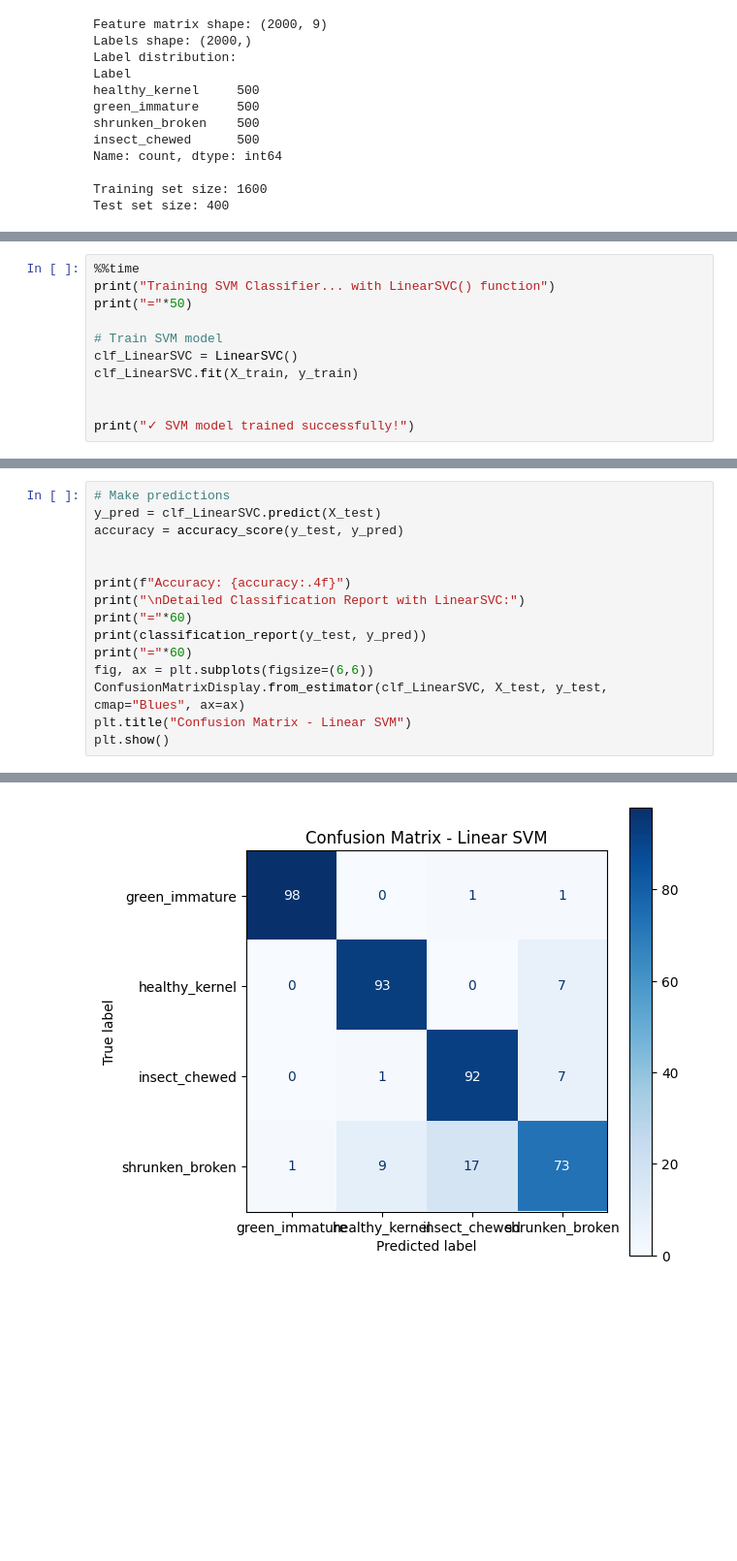
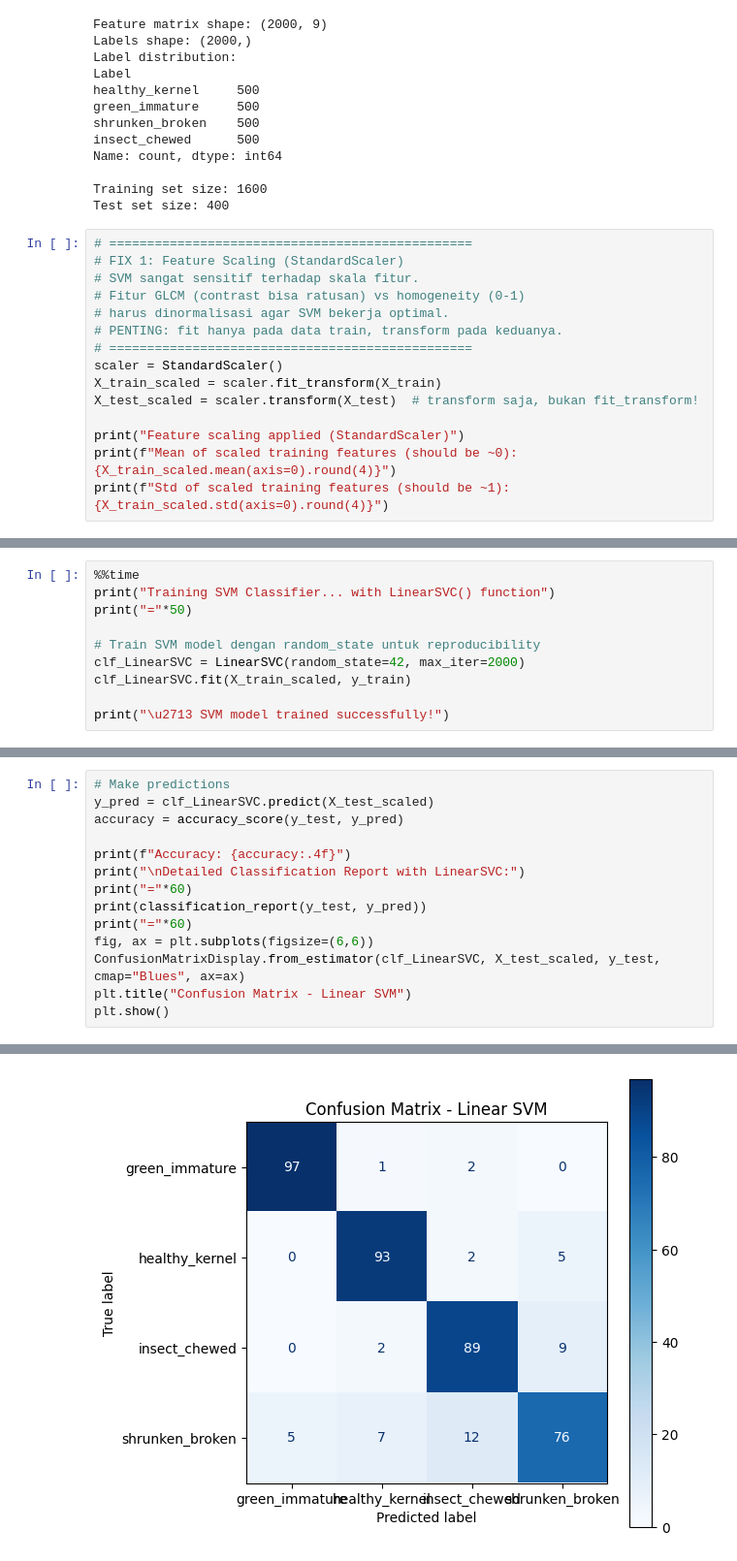
Before and after one commit to fahrezyman/wheat-classification, a Jupyter notebook: src/ASW_Wheat_Grain_Classifier.ipynb, the cells around one changed output, grey strips where cells are left out. Shown at 97% size. Saved outputs shown, nothing was run; the diff lists cells and outputs as text; blank space fills up the shorter version.

```diff
--- a/src/ASW_Wheat_Grain_Classifier.ipynb
+++ b/src/ASW_Wheat_Grain_Classifier.ipynb
@@ -278,3 +274,18 @@ Name: count, dtype: int64
 
 Training set size: 1600
 Test set size: 400
+# %%
+# ================================================
+# FIX 1: Feature Scaling (StandardScaler)
+# SVM sangat sensitif terhadap skala fitur.
+# Fitur GLCM (contrast bisa ratusan) vs homogeneity (0-1)
+# harus dinormalisasi agar SVM bekerja optimal.
+# PENTING: fit hanya pada data train, transform pada keduanya.
+# ================================================
+scaler = StandardScaler()
+X_train_scaled = scaler.fit_transform(X_train)
+X_test_scaled = scaler.transform(X_test)  # transform saja, bukan fit_transform!
+
+print("Feature scaling applied (StandardScaler)")
+print(f"Mean of scaled training features (should be ~0): {X_train_scaled.mean(axis=0).round(4)}")
+print(f"Std of scaled training features (should be ~1): {X_train_scaled.std(axis=0).round(4)}")
@@ -283,12 +298,11 @@ Test set size: 400
 print("Training SVM Classifier... with LinearSVC() function")
 print("="*50)
 
-# Train SVM model
-clf_LinearSVC = LinearSVC()
-clf_LinearSVC.fit(X_train, y_train)
+# Train SVM model dengan random_state untuk reproducibility
+clf_LinearSVC = LinearSVC(random_state=42, max_iter=2000)
+clf_LinearSVC.fit(X_train_scaled, y_train)
 
-
-print("✓ SVM model trained successfully!")
+print("\u2713 SVM model trained successfully!")
 # %% [output]
 Training SVM Classifier... with LinearSVC() function
 ==================================================
@@ -298,8 +312,7 @@ Wall time: 19.9 ms
 # %%
 # Make predictions
-y_pred = clf_LinearSVC.predict(X_test)
+y_pred = clf_LinearSVC.predict(X_test_scaled)
 accuracy = accuracy_score(y_test, y_pred)
-
 
 print(f"Accuracy: {accuracy:.4f}")
 print("\nDetailed Classification Report with LinearSVC:")
@@ -307,7 +320,7 @@ print("="*60)
 print(classification_report(y_test, y_pred))
 print("="*60)
 fig, ax = plt.subplots(figsize=(6,6))
-ConfusionMatrixDisplay.from_estimator(clf_LinearSVC, X_test, y_test, cmap="Blues", ax=ax)
+ConfusionMatrixDisplay.from_estimator(clf_LinearSVC, X_test_scaled, y_test, cmap="Blues", ax=ax)
 plt.title("Confusion Matrix - Linear SVM")
 plt.show()
 # %% [output]
@@ -324,7 +337,7 @@ shrunken_broken       0.83      0.73      0.78       100
 
        accuracy                           0.89       400
       macro avg       0.89      0.89      0.89       400
    weighted avg       0.89      0.89      0.89       400
 
 ============================================================
-[figure, old version]
+[figure, new version]
```
Also changed, not shown: parts of 13 cells of this notebook.
